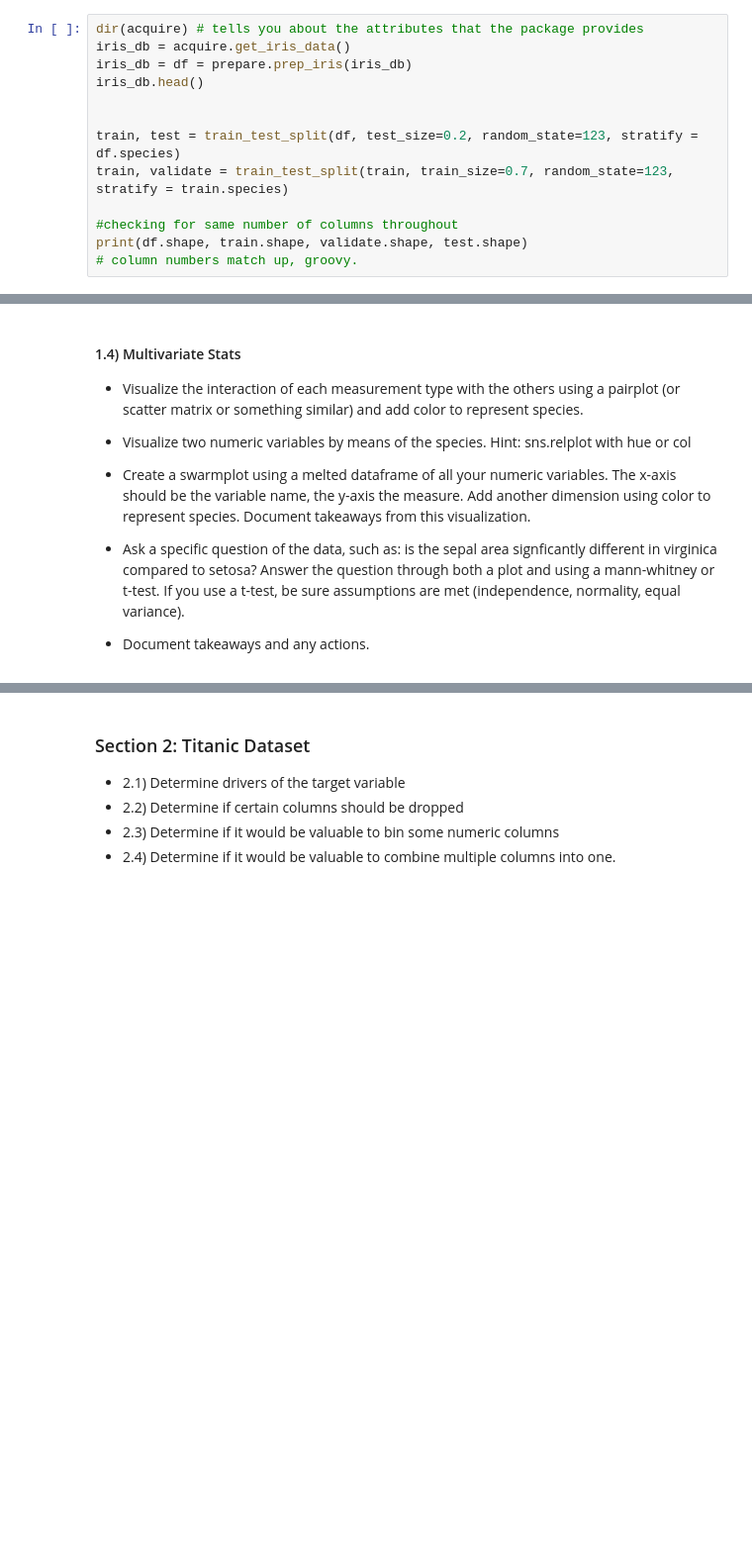
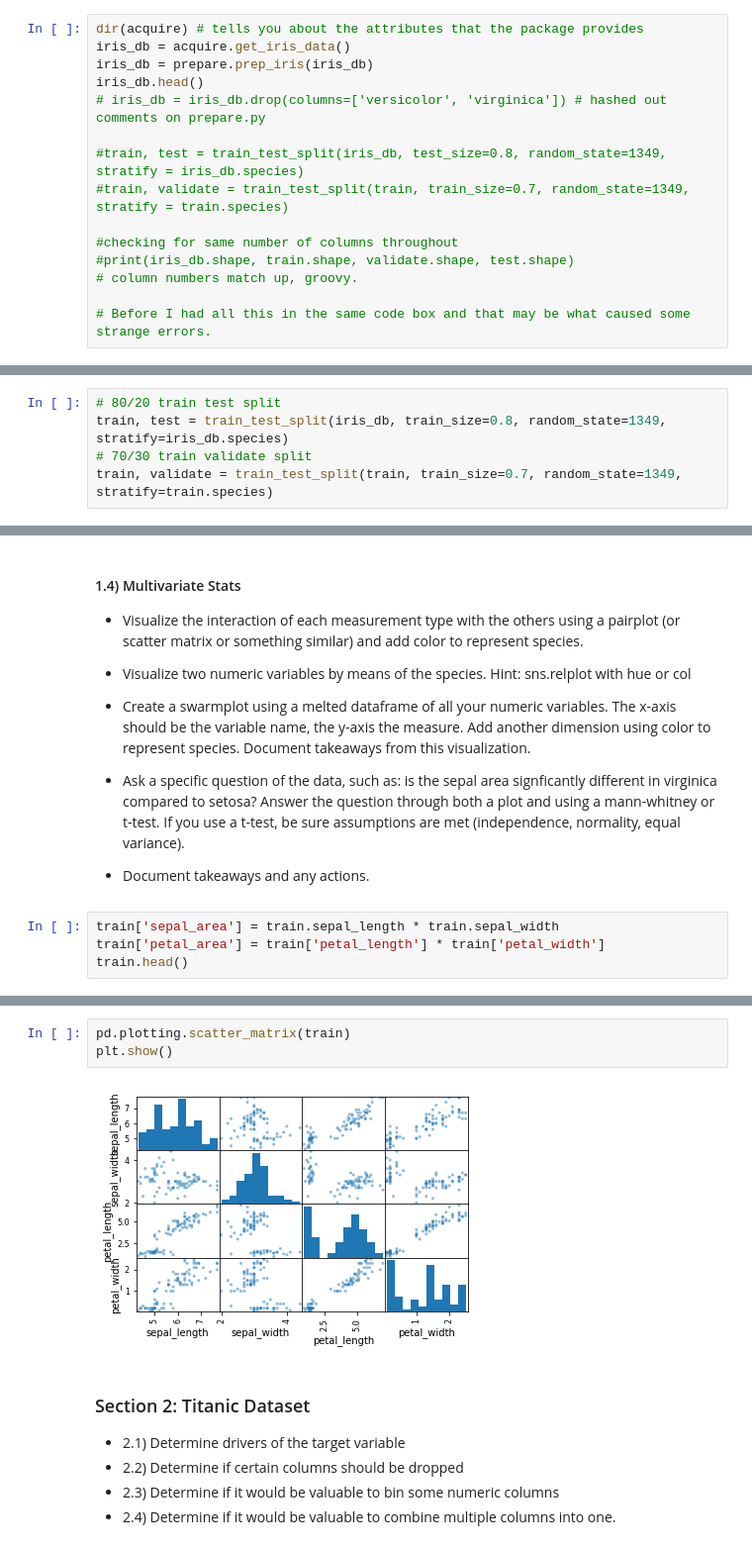
Before and after one commit to nicholas-dougherty/classification-exercises, a Jupyter notebook: classification_exercises.ipynb, the cells around one changed output, grey strips where cells are left out. Shown at 99% size. Drawn from its saved outputs; the diff is of its cells as text; blank space fills up the shorter version.

```diff
--- a/classification_exercises.ipynb
+++ b/classification_exercises.ipynb
@@ -458,15 +460,17 @@ telco.head()
 # %%
 dir(acquire) # tells you about the attributes that the package provides
 iris_db = acquire.get_iris_data()
-iris_db = df = prepare.prep_iris(iris_db)
+iris_db = prepare.prep_iris(iris_db)
 iris_db.head()
+# iris_db = iris_db.drop(columns=['versicolor', 'virginica']) # hashed out comments on prepare.py
 
-
-train, test = train_test_split(df, test_size=0.2, random_state=123, stratify = df.species)
-train, validate = train_test_split(train, train_size=0.7, random_state=123, stratify = train.species)
+#train, test = train_test_split(iris_db, test_size=0.8, random_state=1349, stratify = iris_db.species)
+#train, validate = train_test_split(train, train_size=0.7, random_state=1349, stratify = train.species)
 
 #checking for same number of columns throughout
-print(df.shape, train.shape, validate.shape, test.shape)
+#print(iris_db.shape, train.shape, validate.shape, test.shape)
 # column numbers match up, groovy.
+
+# Before I had all this in the same code box and that may be what caused some strange errors.
 # %% [output]
 Using cached csv
@@ -473,0 +483,5 @@ Using cached csv
+# %%
+# 80/20 train test split
+train, test = train_test_split(iris_db, train_size=0.8, random_state=1349, stratify=iris_db.species)
+# 70/30 train validate split
+train, validate = train_test_split(train, train_size=0.7, random_state=1349, stratify=train.species)
@@ -752,3 +649,7 @@ train[train.species=='versicolor'].describe().drop(columns=['versicolor','virgin
 - Ask a specific question of the data, such as: is the sepal area signficantly different in virginica compared to setosa? Answer the question through both a plot and using a mann-whitney or t-test. If you use a t-test, be sure assumptions are met (independence, normality, equal variance).
 
 - Document takeaways and any actions.
+# %%
+train['sepal_area'] = train.sepal_length * train.sepal_width
+train['petal_area'] = train['petal_length'] * train['petal_width']
+train.head()
@@ -755,3 +663,8 @@ train[train.species=='versicolor'].describe().drop(columns=['versicolor','virgin
+# %%
+pd.plotting.scatter_matrix(train)
+plt.show()
+# %% [output]
+[figure, added]
 # %% [markdown]
 ### Section 2: Titanic Dataset
 
```
Also changed, not shown: parts of 29 cells of this notebook, 2 other files.
